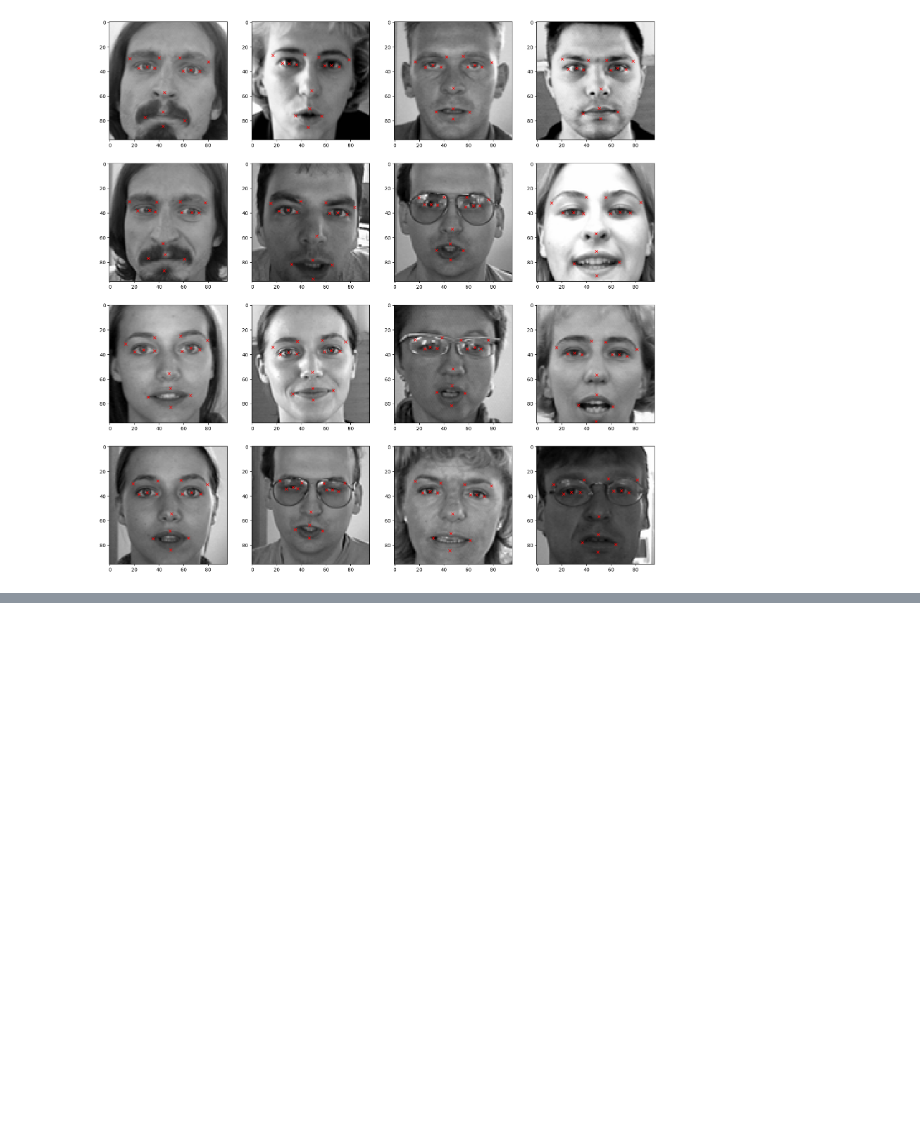
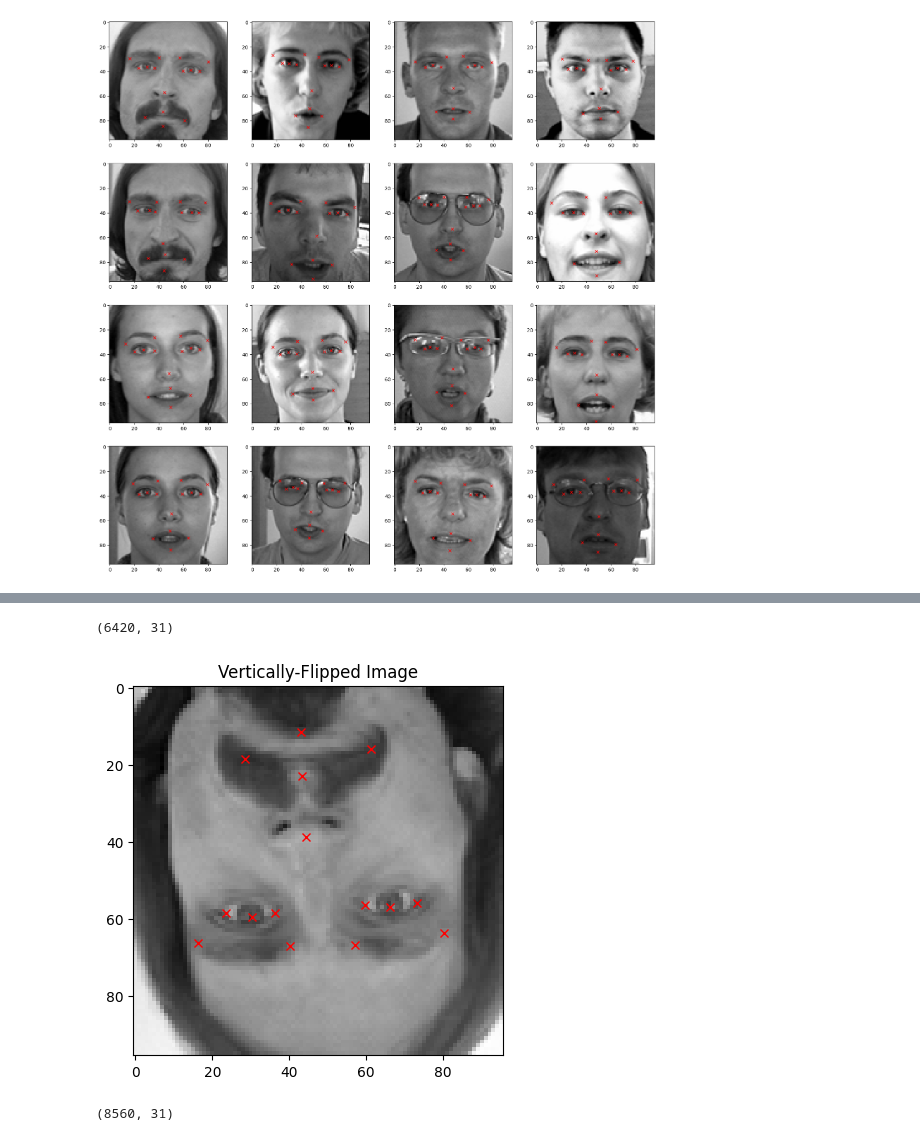
Before and after one commit to ImanNoferesti/Emotion_AI_Python, a Jupyter notebook: 1_Identifying_Facial_Key_Points.ipynb, the cells around one changed output, grey strips where cells are left out. Cells and saved outputs as stored; diff of their text form; code cells hidden in the pictures; blank space fills up the shorter version.

```diff
--- a/1_Identifying_Facial_Key_Points.ipynb
+++ b/1_Identifying_Facial_Key_Points.ipynb
@@ -166,0 +226,34 @@ for i in range(64):
+# %%
+# Vertical Flip: Flip the image along x-axis
+key_facial_df_copy = copy.copy(key_facial_df)
+
+key_facial_df_copy['Image'] = key_facial_df_copy['Image'].apply(lambda x: np.flip(x, axis=0))
+for i in range(len(columns)):
+  if i % 2 != 0:
+    key_facial_df_copy[columns[i]] = key_facial_df_copy[columns[i]].apply(lambda x: (96.0 - float(x)))
+# %%
+# Display the vertical-flipped image
+plt.imshow(key_facial_df_copy['Image'][0], cmap='gray')
+plt.title("Vertically-Flipped Image")
+for i in range(1,31,2):
+  plt.plot(key_facial_df_copy.loc[0][i-1], key_facial_df_copy.loc[0][i], 'rx')
+
+augmented_df = np.concatenate((augmented_df,key_facial_df_copy))
+augmented_df.shape
+# %% [output]
+(6420, 31)
+[figure, added]
+# %%
+# Brightness Augmentation: Randomly increase the brightness of the images
+# Multiply pixel values by random values between 1.5 and 2 to increase the brightness of the image
+# Clip the value between 0-255
+
+import random
+
+key_facial_df_copy = copy.copy(key_facial_df)
+key_facial_df_copy['Image'] = key_facial_df_copy['Image'].apply(lambda x: np.clip(random.uniform(1.5,2)*x, 0.0,255.0))
+
+augmented_df = np.concatenate((augmented_df, key_facial_df_copy))
+augmented_df.shape
+# %% [output]
+(8560, 31)
```
Also changed, not shown: parts of 11 cells of this notebook.
